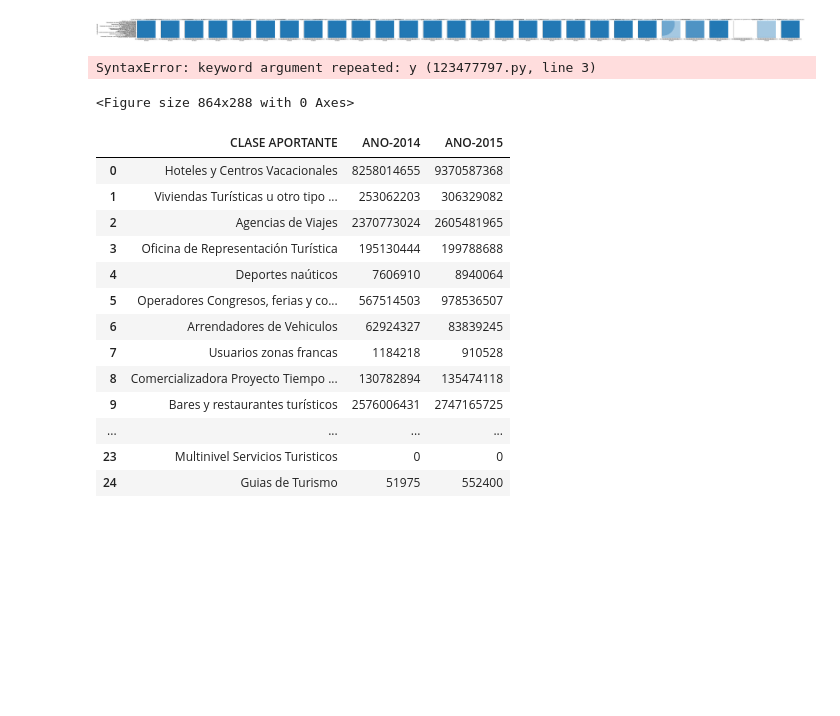
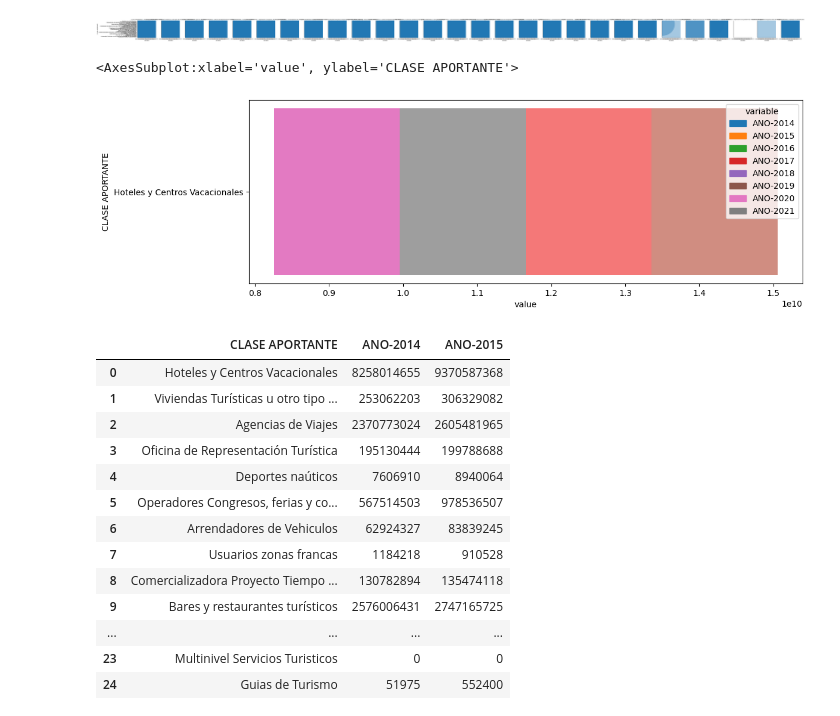
Before and after one commit to onavarrete04/Introduccion-Ciencia-Datos, a Jupyter notebook: 23. PROYECTO TURISMO - 1.ipynb, the cells around one changed output. Saved outputs shown, nothing was run; the diff lists cells and outputs as text; code cells hidden in the pictures; blank space fills up the shorter version.

```diff
--- a/23. PROYECTO TURISMO - 1.ipynb
+++ b/23. PROYECTO TURISMO - 1.ipynb
@@ -250,10 +252,10 @@ _ = sns.FacetGrid(df2, col="CLASE APORTANTE").map(plt.scatter, "variable","CLASE
 # %%
 a =  df2.loc[(df2["CLASE APORTANTE"] == "Hoteles y Centros Vacacionales"),:]
 plt.figure(figsize=(12,4))
-sns.histplot(y=a["CLASE APORTANTE"],y=(a["value"]),hue=a.variable)
+sns.histplot(y=a["CLASE APORTANTE"],x=(a["value"]),hue=a.variable)
 # %% [output]
-SyntaxError: keyword argument repeated: y (123477797.py, line 3)
+<AxesSubplot:xlabel='value', ylabel='CLASE APORTANTE'>
-<Figure size 864x288 with 0 Axes>
+[figure, added]
 # %%
 a1 = df1.iloc[:,0:3]
 a1
```
Also changed, not shown: parts of 13 cells of this notebook, 2 other files.
